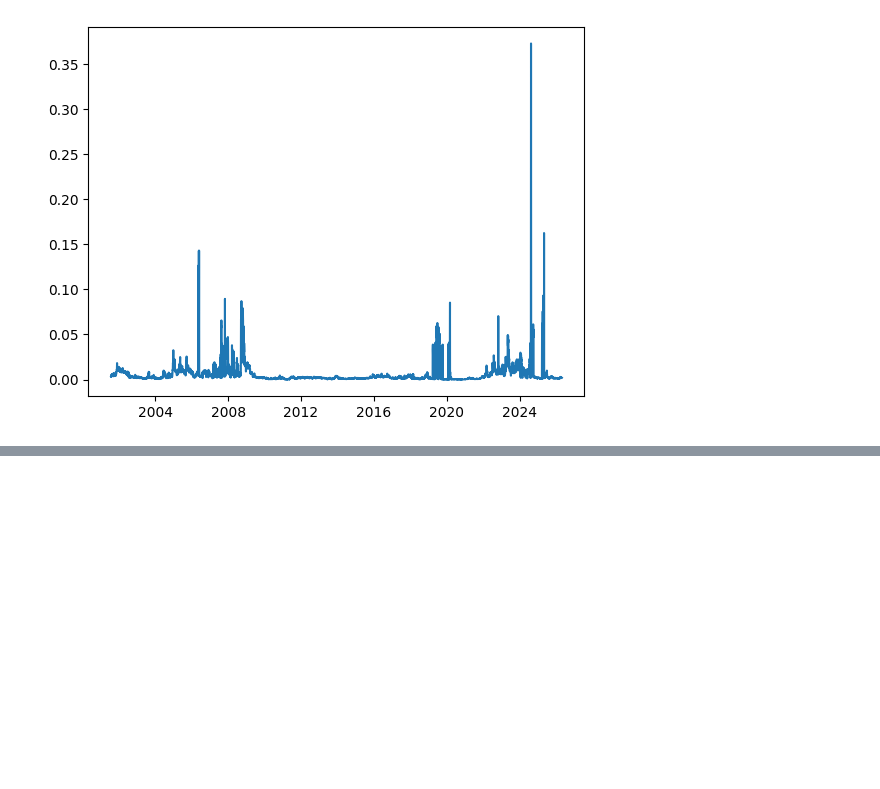
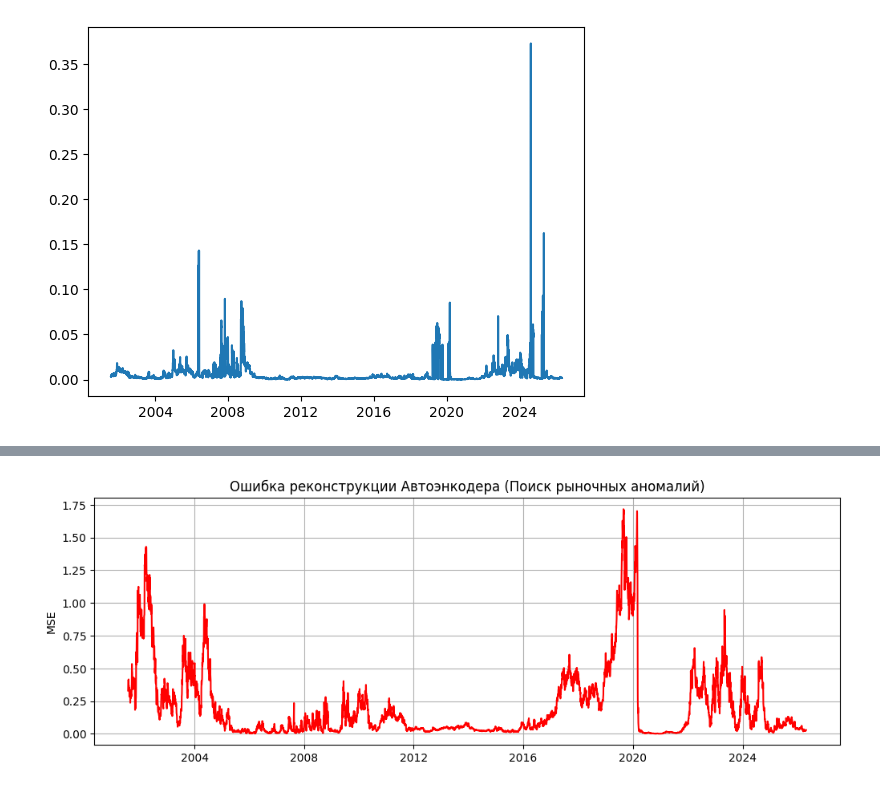
Before and after one commit to SemVan/BankingCourse, a Jupyter notebook: Seminar2.ipynb, the cells around one changed output, grey strips where cells are left out. Saved outputs shown, nothing was run; the diff lists cells and outputs as text; code cells hidden in the pictures; blank space fills up the shorter version.

```diff
--- a/Seminar2.ipynb
+++ b/Seminar2.ipynb
@@ -266,0 +320,17 @@ plt.show()
+# %%
+# # TODO 4.4: Сделайте прогноз (восстановление) кривой на основе yields_scaled с помощью метода predict.
+yields_reconstructed = autoencoder.predict(df_yields.values)
+
+# # Рассчитаем ошибку реконструкции (MSE) для каждого дня.
+# # Если в какой-то день ошибка аномально высока — это нестандартный шок на рынке (потенциальный инсайд или кризис).
+mse_per_day = np.mean(np.power(df_yields - yields_reconstructed, 2), axis=1)
+
+df_errors = pd.DataFrame({'Reconstruction_Error': mse_per_day}, index=df_yields.index)
+
+plt.figure(figsize=(12, 4))
+plt.plot(df_errors.index, df_errors['Reconstruction_Error'], color='red')
+plt.title('Ошибка реконструкции Автоэнкодера (Поиск рыночных аномалий)')
+plt.ylabel('MSE')
+plt.grid(True)
+plt.show()
+# %% [output]
@@ -266,0 +338 @@ plt.show()
+[figure, added]
```
Also changed, not shown: parts of 9 cells of this notebook, 2 other files.
